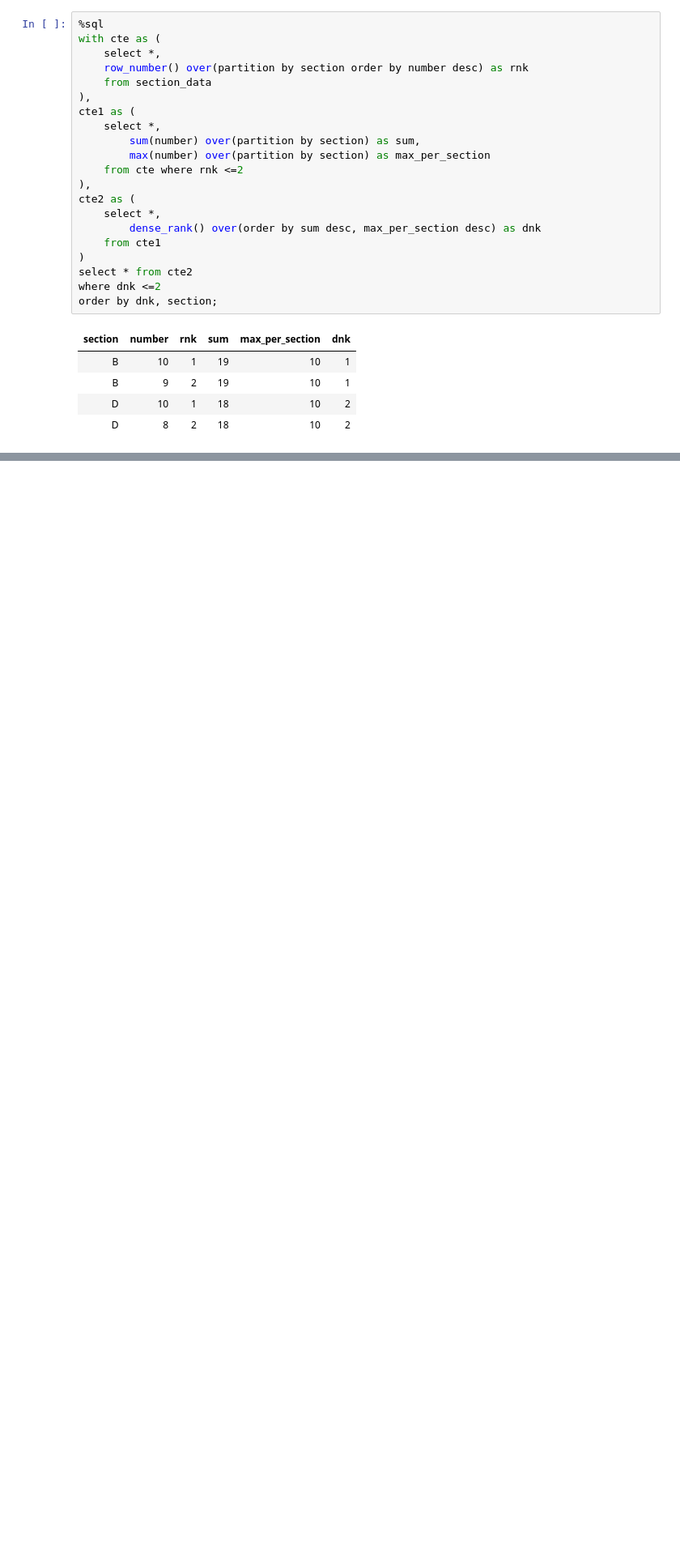
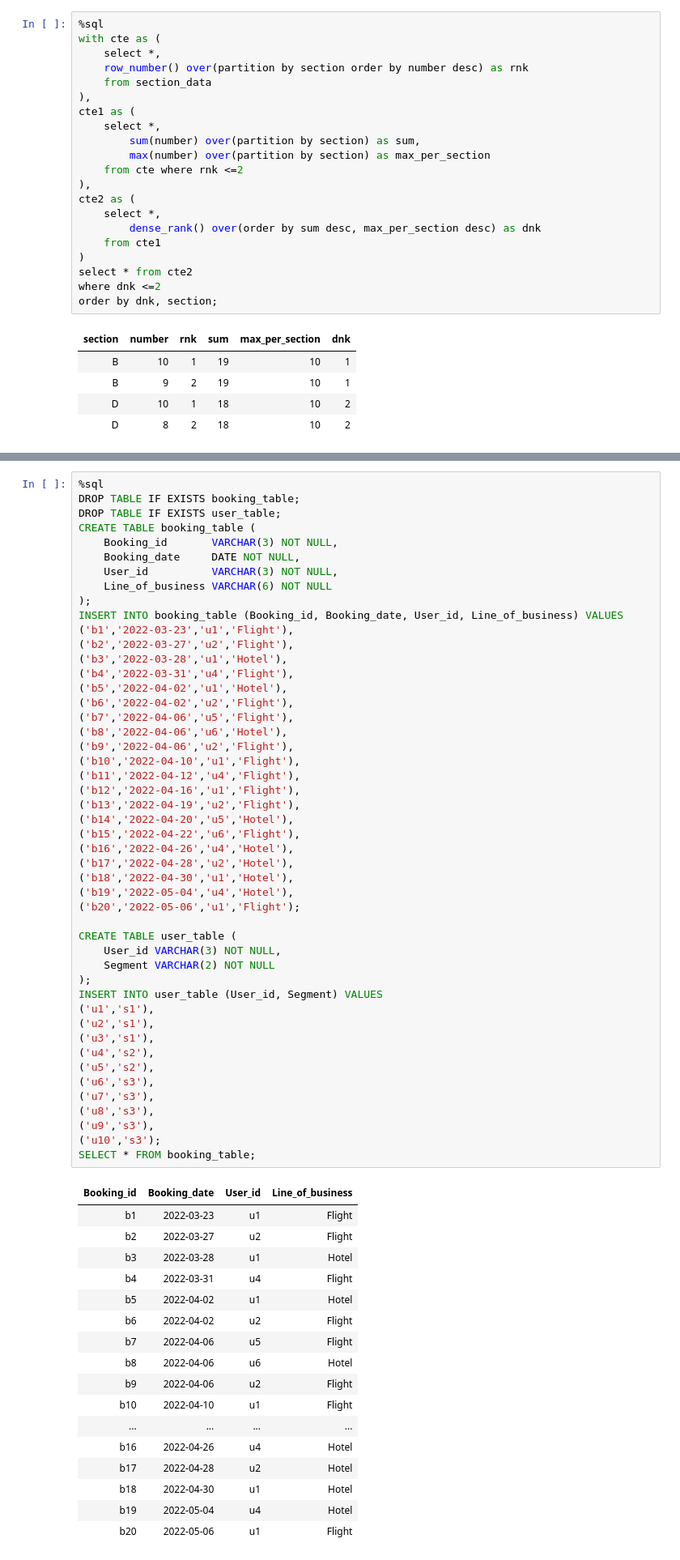
Before and after one commit to Rupam-1/SQL-Pyspark-practise_youtube, a Jupyter notebook: 06. SQL - Part4.ipynb, the cells around one changed output, grey strips where cells are left out. Shown at 81% size. Cells and saved outputs as stored; diff of their text form; blank space fills up the shorter version.

```diff
--- a/06. SQL - Part4.ipynb
+++ b/06. SQL - Part4.ipynb
@@ -78,0 +82,66 @@ order by dnk, section;
+# %%
+%sql
+DROP TABLE IF EXISTS booking_table;
+DROP TABLE IF EXISTS user_table;
+CREATE TABLE booking_table (
+    Booking_id       VARCHAR(3) NOT NULL,
+    Booking_date     DATE NOT NULL,
+    User_id          VARCHAR(3) NOT NULL,
+    Line_of_business VARCHAR(6) NOT NULL
+);
+INSERT INTO booking_table (Booking_id, Booking_date, User_id, Line_of_business) VALUES
+('b1','2022-03-23','u1','Flight'),
+('b2','2022-03-27','u2','Flight'),
+('b3','2022-03-28','u1','Hotel'),
+('b4','2022-03-31','u4','Flight'),
+('b5','2022-04-02','u1','Hotel'),
+('b6','2022-04-02','u2','Flight'),
+('b7','2022-04-06','u5','Flight'),
+('b8','2022-04-06','u6','Hotel'),
+('b9','2022-04-06','u2','Flight'),
+('b10','2022-04-10','u1','Flight'),
+('b11','2022-04-12','u4','Flight'),
+('b12','2022-04-16','u1','Flight'),
+('b13','2022-04-19','u2','Flight'),
+('b14','2022-04-20','u5','Hotel'),
+('b15','2022-04-22','u6','Flight'),
+('b16','2022-04-26','u4','Hotel'),
+('b17','2022-04-28','u2','Hotel'),
+('b18','2022-04-30','u1','Hotel'),
+('b19','2022-05-04','u4','Hotel'),
+('b20','2022-05-06','u1','Flight');
+
+CREATE TABLE user_table (
+    User_id VARCHAR(3) NOT NULL,
+    Segment VARCHAR(2) NOT NULL
+);
+INSERT INTO user_table (User_id, Segment) VALUES
+('u1','s1'),
+('u2','s1'),
+('u3','s1'),
+('u4','s2'),
+('u5','s2'),
+('u6','s3'),
+('u7','s3'),
+('u8','s3'),
+('u9','s3'),
+('u10','s3');
+SELECT * FROM booking_table;
+# %% [output]
+| Booking_id | Booking_date | User_id | Line_of_business |
+| b1 | 2022-03-23 | u1 | Flight |
+| b2 | 2022-03-27 | u2 | Flight |
+| b3 | 2022-03-28 | u1 | Hotel |
+| b4 | 2022-03-31 | u4 | Flight |
+| b5 | 2022-04-02 | u1 | Hotel |
+| b6 | 2022-04-02 | u2 | Flight |
+| b7 | 2022-04-06 | u5 | Flight |
+| b8 | 2022-04-06 | u6 | Hotel |
+| b9 | 2022-04-06 | u2 | Flight |
+| b10 | 2022-04-10 | u1 | Flight |
+| ... | ... | ... | ... |
+| b16 | 2022-04-26 | u4 | Hotel |
+| b17 | 2022-04-28 | u2 | Hotel |
+| b18 | 2022-04-30 | u1 | Hotel |
+| b19 | 2022-05-04 | u4 | Hotel |
+| b20 | 2022-05-06 | u1 | Flight |
```
Also changed, not shown: parts of 11 cells of this notebook, 1 other file.
